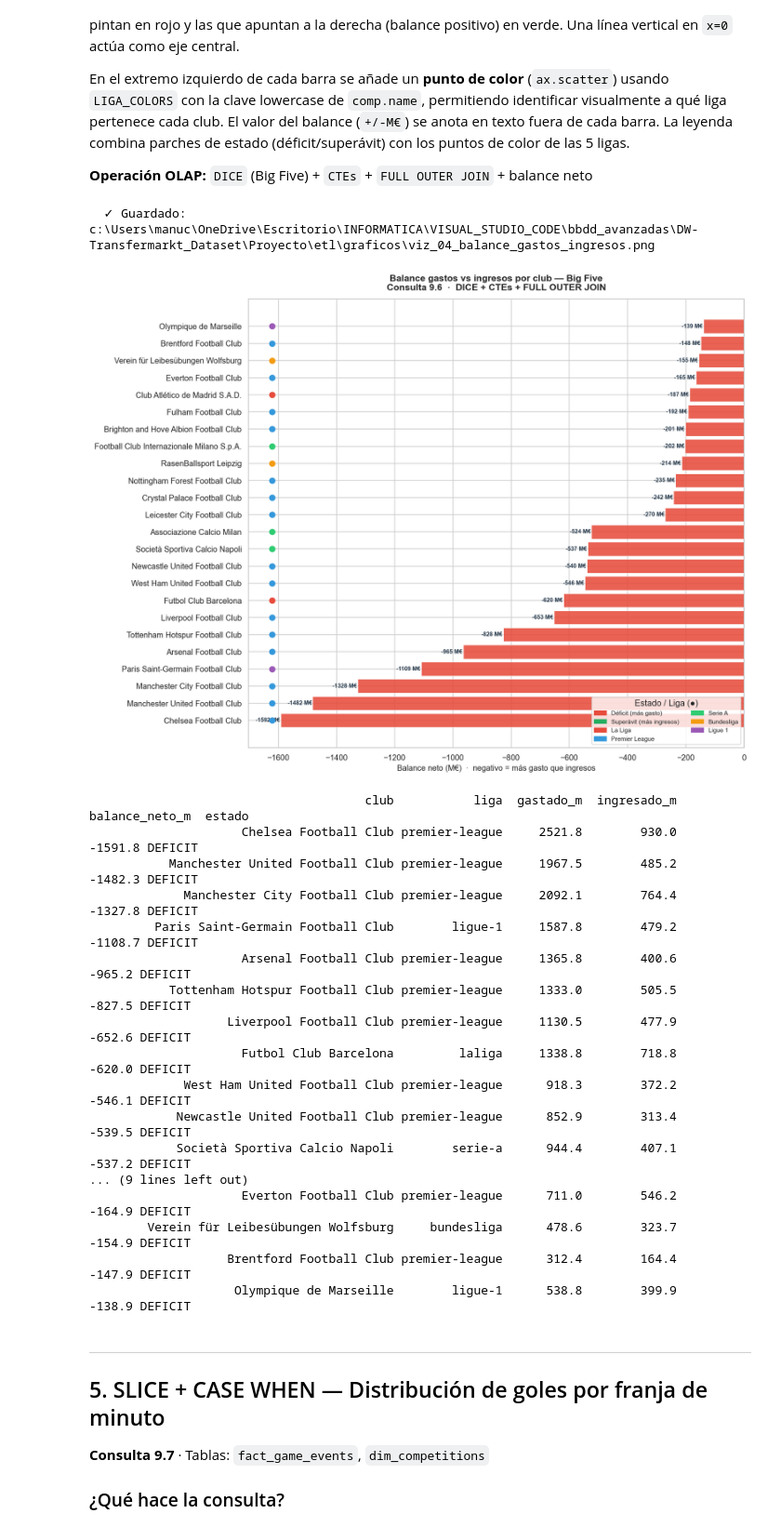
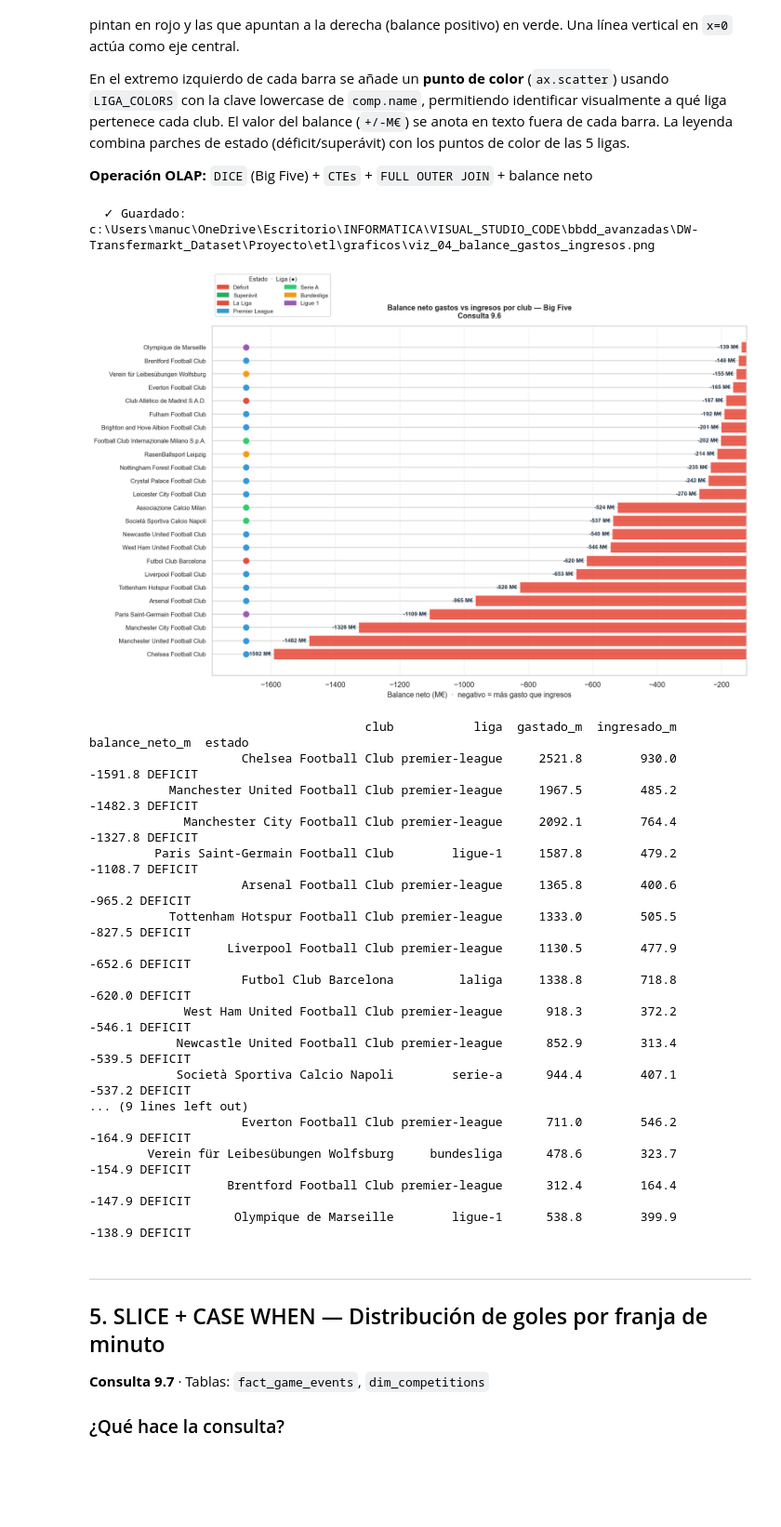
Before and after one commit to Albertolg384/DW-Transfermarkt, a Jupyter notebook: Proyecto/etl/visualizaciones_olap.ipynb, the cells around one changed output. Shown at 93% size. Saved outputs shown, nothing was run; the diff lists cells and outputs as text; code cells hidden in the pictures; blank space fills up the shorter version.

```diff
--- a/Proyecto/etl/visualizaciones_olap.ipynb
+++ b/Proyecto/etl/visualizaciones_olap.ipynb
@@ -534,10 +538,8 @@ En el extremo izquierdo de cada barra se añade un **punto de color** (`ax.scatt
 
 **Operación OLAP:** `DICE` (Big Five) + `CTEs` + `FULL OUTER JOIN` + balance neto
 # %%
+
 # ── Consulta 9.6 — SQL ORIGINAL de consultas_olap.sql ────────────────────────
-# Nota Python: PostgreSQL normaliza alias sin comillas a minúsculas.
-#   gastado_M → gastado_m  |  ingresado_M → ingresado_m  |  balance_neto_M → balance_neto_m
-# comp.name devuelve claves lowercase → directamente usables con LIGA_COLORS.
 SQL_BALANCE = """
 WITH gastos AS (
     SELECT
@@ -581,55 +583,69 @@ LIMIT 30;
 """
 
 df_bal = run_query(SQL_BALANCE)
-# PostgreSQL devuelve alias en minúsculas independientemente de cómo se escriban
 for col in ['gastado_m', 'ingresado_m', 'balance_neto_m']:
     df_bal[col] = pd.to_numeric(df_bal[col], errors='coerce')
 
-# 12 mayores déficits + 12 mayores superávits para el gráfico divergente
 n = 12
 df_plot = pd.concat([
     df_bal.nsmallest(n, 'balance_neto_m'),
     df_bal.nlargest(n,  'balance_neto_m'),
 ]).drop_duplicates('club').sort_values('balance_neto_m')
 
-colors = ['#e74c3c' if v < 0 else '#27ae60' for v in df_plot['balance_neto_m']]
+bar_colors = ['#e74c3c' if v < 0 else '#27ae60' for v in df_plot['balance_neto_m']]
 
-fig, ax = plt.subplots(figsize=(13, 10))
+fig, ax = plt.subplots(figsize=(14, 11))
+# Espacio superior para la leyenda fuera del área de barras
+fig.subplots_adjust(top=0.84, left=0.28)
+
 bars = ax.barh(df_plot['club'], df_plot['balance_neto_m'],
-               color=colors, edgecolor='white', linewidth=0.5, alpha=0.88)
+               color=bar_colors, edgecolor='white', linewidth=0.5, alpha=0.88)
 ax.axvline(0, color='#2c3e50', linewidth=1.2)
 
+x_min_data = df_plot['balance_neto_m'].min()
+x_max_data = df_plot['balance_neto_m'].max()
+left_pad   = abs(x_min_data) * 0.12
+ax.set_xlim(x_min_data - left_pad, x_max_data + abs(x_max_data) * 0.12)
+dot_x = x_min_data - left_pad * 0.45
+
 for bar, val, liga in zip(bars, df_plot['balance_neto_m'], df_plot['liga']):
-    xpos = bar.get_width() + (3 if val >= 0 else -3)
+    xpos = bar.get_width() + (8 if val >= 0 else -8)
     ha   = 'left' if val >= 0 else 'right'
     ax.text(xpos, bar.get_y() + bar.get_height() / 2,
             f'{val:+.0f} M€', va='center', ha=ha,
-            fontsize=8, fontweight='bold', color='#2c3e50')
-    ax.scatter(df_plot['balance_neto_m'].min() - 30,
-               bar.get_y() + bar.get_height() / 2,
-               color=LIGA_COLORS.get(liga, '#95a5a6'), s=60, zorder=5, clip_on=False)
+            fontsize=8.5, fontweight='bold', color='#2c3e50')
+    # Punto de liga en margen izquierdo (fuera de las barras)
+    ax.scatter(dot_x, bar.get_y() + bar.get_height() / 2,
+               color=LIGA_COLORS.get(liga, '#95a5a6'), s=70, zorder=5, clip_on=False)
 
 ax.set_xlabel('Balance neto (M€)  ·  negativo = más gasto que ingresos', fontsize=11)
 ax.set_title(
-    'Balance gastos vs ingresos por club — Big Five\n'
-    'Consulta 9.6  ·  DICE + CTEs + FULL OUTER JOIN',
-    fontsize=13, fontweight='bold', pad=12,
+    'Balance neto gastos vs ingresos por club — Big Five\n'
+    'Consulta 9.6',
+    fontsize=11, fontweight='bold', pad=12,
+)
+ax.tick_params(axis='y', labelsize=9)
+
+# Leyenda encima de los nombres de equipo (fuera del área de barras, esquina superior izquierda)
+deficit_p   = mpatches.Patch(color='#e74c3c', label='Déficit')
+superavit_p = mpatches.Patch(color='#27ae60', label='Superávit')
+liga_handles = [mpatches.Patch(color=LIGA_COLORS[l], label=LIGA_LABELS[l]) for l in LIGA_ORDER]
+ax.legend(
+    handles=[deficit_p, superavit_p] + liga_handles,
+    bbox_to_anchor=(0, 1.02), loc='lower left',
+    ncol=2, fontsize=8.5, title='Estado  ·  Liga (●)', title_fontsize=9,
+    frameon=True,
 )
 
-deficit_p   = mpatches.Patch(color='#e74c3c', label='Déficit (más gasto)')
-superavit_p = mpatches.Patch(color='#27ae60', label='Superávit (más ingresos)')
-liga_handles = [mpatches.Patch(color=c, label=LIGA_LABELS[l]) for l, c in LIGA_COLORS.items()]
-ax.legend(handles=[deficit_p, superavit_p] + liga_handles,
-          loc='lower right', fontsize=8.5, ncol=2, title='Estado / Liga (●)')
-
-plt.tight_layout()
+ax.grid(axis='x', linestyle='--', alpha=0.35)
+plt.tight_layout(rect=[0, 0, 1, 0.84])
 save_fig('viz_04_balance_gastos_ingresos.png')
 plt.show()
 
 print(df_plot[['club', 'liga', 'gastado_m', 'ingresado_m', 'balance_neto_m', 'estado']].to_string(index=False))
 # %% [output]
   ✓ Guardado: c:\Users\manuc\OneDrive\Escritorio\INFORMATICA\VISUAL_STUDIO_CODE\bbdd_avanzadas\DW-Transfermarkt_Dataset\Proyecto\etl\graficos\viz_04_balance_gastos_ingresos.png
-[figure, old version]
+[figure, new version]
                                       club           liga  gastado_m  ingresado_m  balance_neto_m  estado
                      Chelsea Football Club premier-league     2521.8        930.0         -1591.8 DEFICIT
            Manchester United Football Club premier-league     1967.5        485.2         -1482.3 DEFICIT
```
Also changed, not shown: parts of 9 cells of this notebook, 10 other files.
